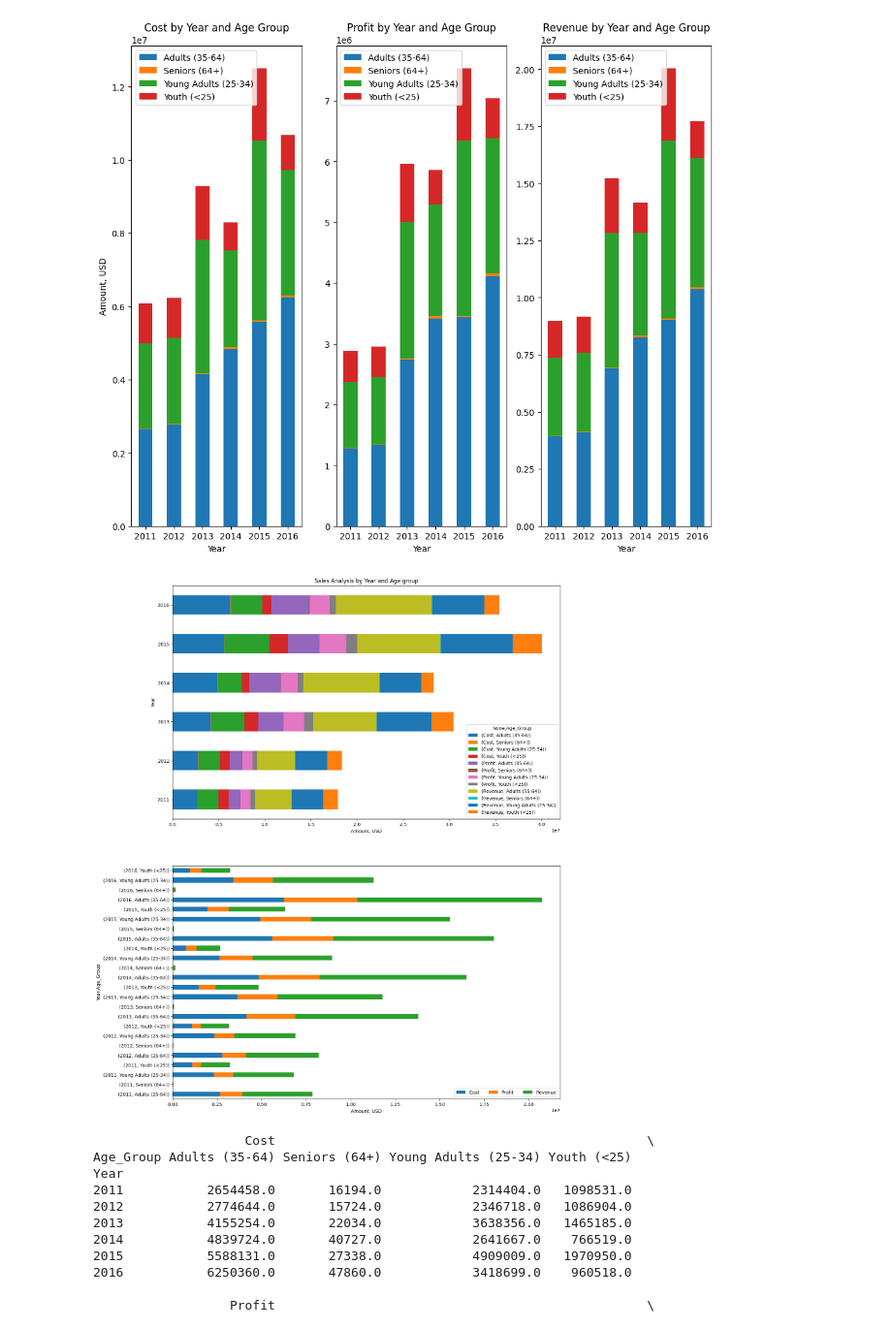
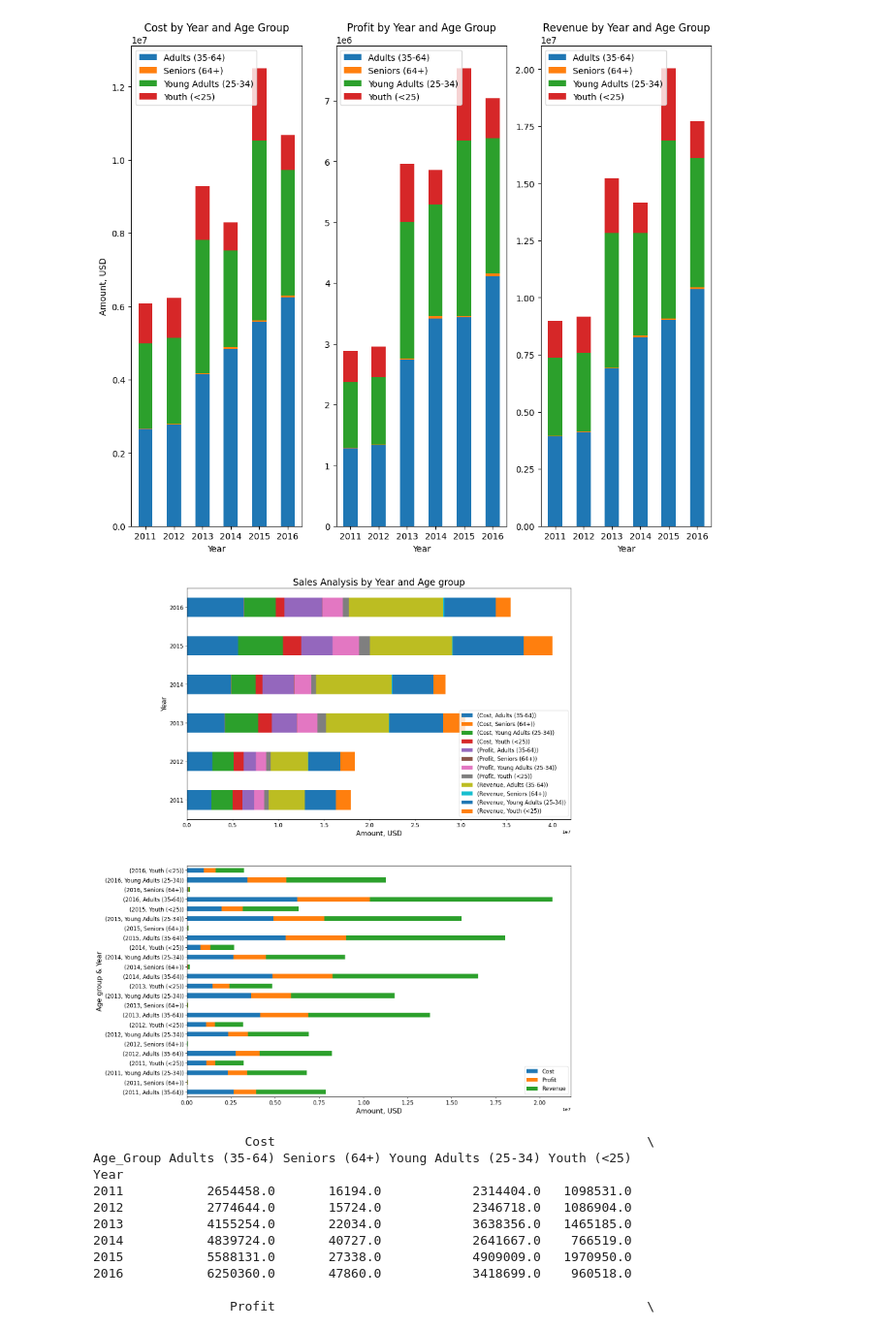
Before and after one commit to mary-bykouskaya/BikeSales, a Jupyter notebook: Bike-Sales-Data-Analysis.ipynb, the cells around one changed output. Shown at 97% size. Saved outputs shown, nothing was run; the diff lists cells and outputs as text; code cells hidden in the pictures.

```diff
--- a/Bike-Sales-Data-Analysis.ipynb
+++ b/Bike-Sales-Data-Analysis.ipynb
@@ -862,29 +853,34 @@ Age_Group Adults (35-64) Seniors (64+) Young Adults (25-34) Youth (<25)
 # %%
 # Group the data by customer gender and year, and count the number of customers
 df_customers_age = df_sales.groupby(['Age_Group', 'Year'])[['Cost', 'Profit', 'Revenue']].sum().reset_index()
 # Pivot the data so that each age group is a separate column
 df_customers_age_pivot = df_customers_age.pivot(index='Year', columns='Age_Group')
 pivot_age_table = pd.pivot_table(df_sales, values=['Cost', 'Profit', 'Revenue'], index=['Year', "Age_Group"], aggfunc='sum')
 
 # print(pivot_gender_table)
 fig, (ax, ax1) = plt.subplots(2, 1)
 fig.set_size_inches(15, 20)
 
 ax = df_customers_age_pivot.plot(kind='barh', stacked=True, ax=ax)
 ax1 = pivot_age_table.plot(kind='barh', stacked=True, ax=ax1)
 
-ax.set_title('Sales Analysis by Year and Age group')
+ax.set_title('Sales Analysis by Year and Age group', fontsize=20)
 
 # ax.set_xlabel
-ax.set_xlabel('Amount, USD')
-ax1.set_xlabel('Amount, USD')
+ax.set_xlabel('Amount, USD', fontsize=15)
+ax1.set_xlabel('Amount, USD', fontsize=15)
+ax.set_ylabel('Year',fontsize=15)
+ax1.set_ylabel('Age group & Year', fontsize=15)
 
-ax.tick_params(axis = 'x', labelrotation=0)
-ax1.tick_params(axis = 'x', labelrotation=0)
-plt.legend(loc='lower right', ncols=6)
+ax.tick_params(axis = 'x', labelrotation=0, labelsize=12)
+ax1.tick_params(axis = 'x', labelrotation=0, labelsize=12)
+ax.tick_params(axis = 'y', labelsize=12)
+ax1.tick_params(axis = 'y', labelsize=12)
+ax.legend(loc='lower right', ncols=1, fontsize=12)
+ax1.legend(loc='lower right', ncols=1, fontsize=12)
 plt.show()
 # %% [output]
-[figure, old version]
+[figure, new version]
 # %%
 # Group the data by age group and year, and count the number of customers
 df_customers = df_sales.groupby(['Age_Group', 'Year'])[['Cost', 'Profit', 'Revenue']].sum().reset_index()
```
Also changed, not shown: parts of 7 cells of this notebook.
